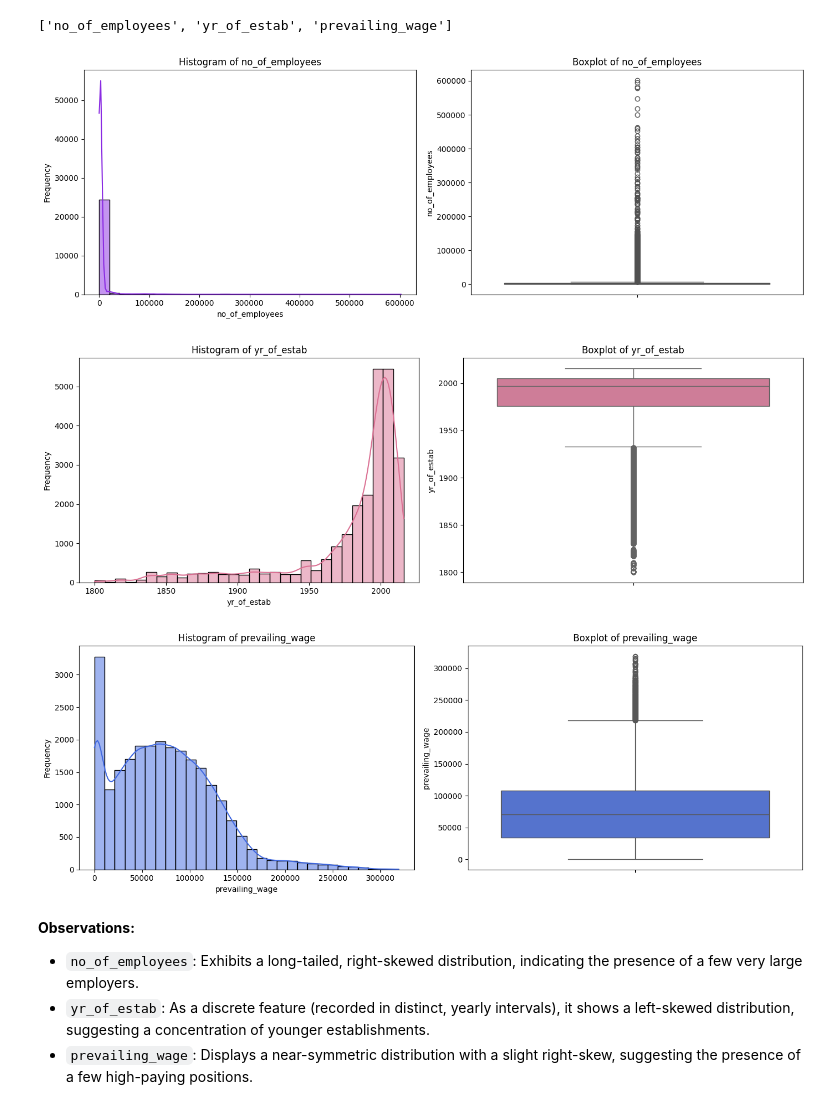
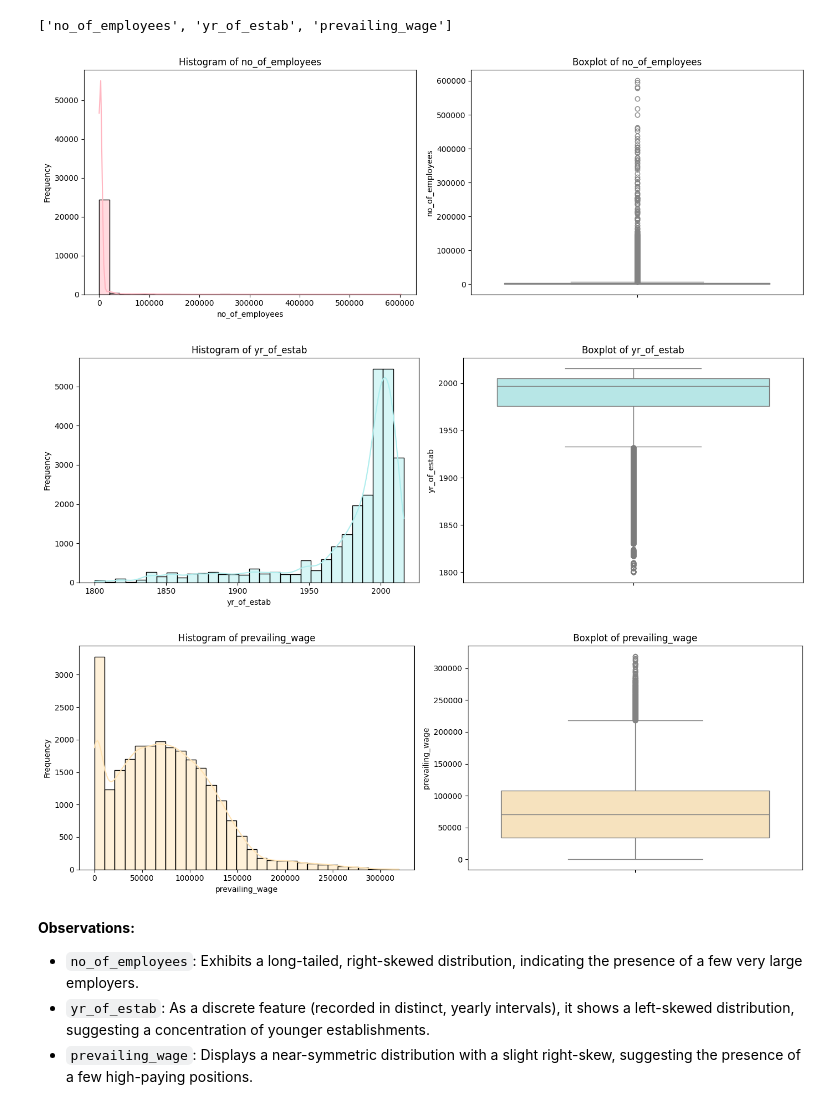
Before and after one commit to wanyingng/visa-approval-prediction, a Jupyter notebook: notebook/eda.ipynb, the cells around one changed output. Cells and saved outputs as stored; diff of their text form; code cells hidden in the pictures.

```diff
--- a/notebook/eda.ipynb
+++ b/notebook/eda.ipynb
@@ -290,33 +301,33 @@ numerical
 # %% [output]
 ['no_of_employees', 'yr_of_estab', 'prevailing_wage']
 # %%
-colors = ['blueviolet', 'palevioletred', 'royalblue']
+colors = ['lightpink', 'paleturquoise', 'moccasin']
 
 for i, feature in enumerate(numerical):
     # Create subplots (1 row, 2 columns)
     fig, (ax1, ax2) = plt.subplots(1, 2, figsize=(14, 5))
 
     # Plot the histogram
     sns.histplot(df[numerical[i]], bins=30, kde=True, color=colors[i], ax=ax1)
     ax1.set_title(f'Histogram of {feature}')
     ax1.set_xlabel(feature)
     ax1.set_ylabel('Frequency')
 
     # Plot the boxplot
     sns.boxplot(y=df[feature], color=colors[i], ax=ax2)
     ax2.set_title(f'Boxplot of {feature}')
     ax2.set_xlabel('')
     ax2.set_ylabel(feature)
 
     # Adjust layout
     plt.tight_layout()
     # Save plot
     fig.savefig(f'./images/{feature}.png')
     fig.show()
 # %% [output]
-[figure, old version]
+[figure, new version]
-[figure, old version]
+[figure, new version]
-[figure, old version]
+[figure, new version]
 # %% [markdown]
 **Observations:**
 - `no_of_employees`: Exhibits a long-tailed, right-skewed distribution, indicating the presence of a few very large employers.
```
Also changed, not shown: parts of 11 cells of this notebook.
